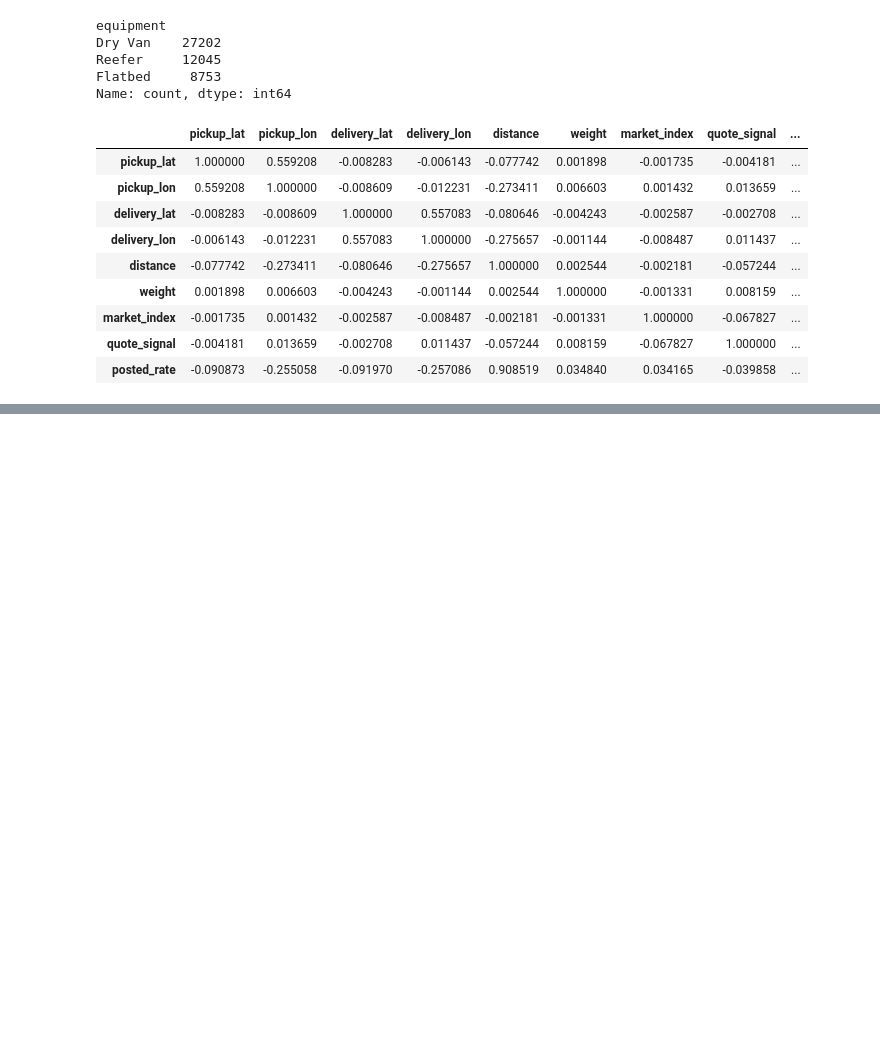
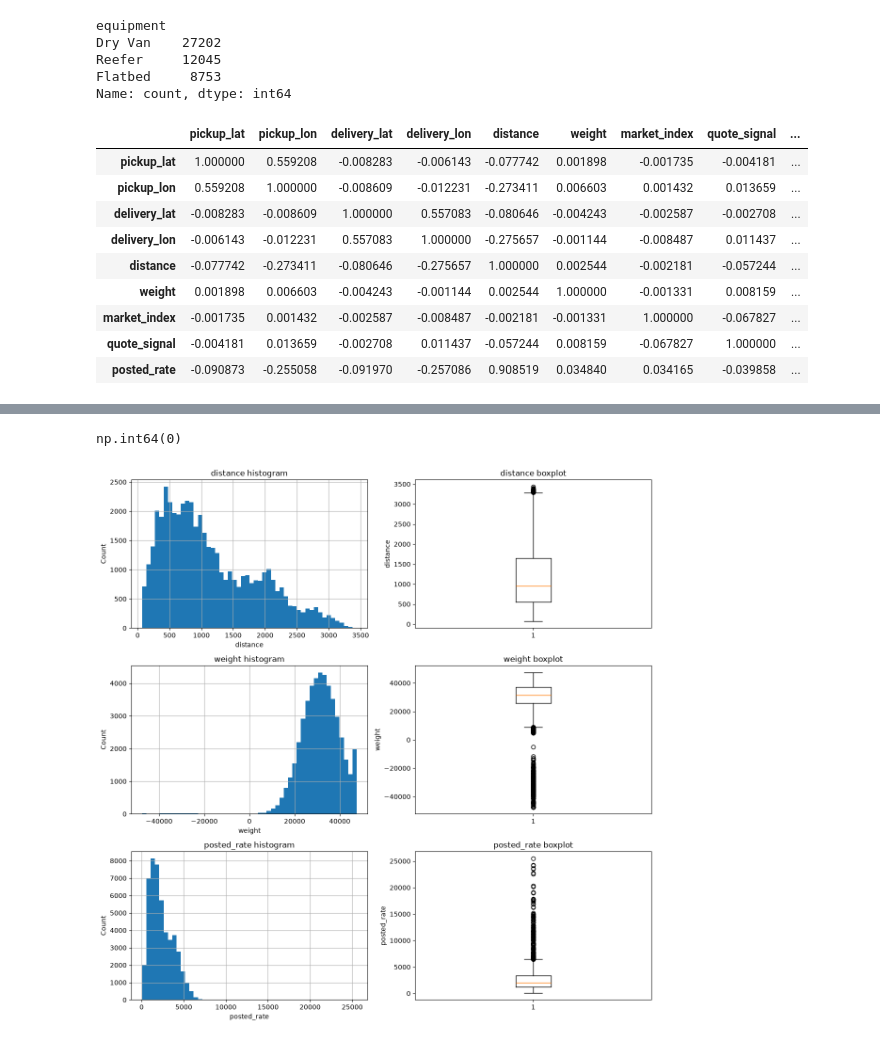
Before and after one commit to hamzansour43/spotter-freight-rate-assessment, a Jupyter notebook: Notebooks/eda.ipynb, the cells around one changed output, grey strips where cells are left out. Saved outputs shown, nothing was run; the diff lists cells and outputs as text; code cells hidden in the pictures; blank space fills up the shorter version.

```diff
--- a/Notebooks/eda.ipynb
+++ b/Notebooks/eda.ipynb
@@ -179,3 +179,6 @@ numeric_cols.corr()
 | market_index | -0.001735 | 0.001432 | -0.002587 | -0.008487 | -0.002181 | -0.001331 | 1.000000 | -0.067827 | ... |
 | quote_signal | -0.004181 | 0.013659 | -0.002708 | 0.011437 | -0.057244 | 0.008159 | -0.067827 | 1.000000 | ... |
 | posted_rate | -0.090873 | -0.255058 | -0.091970 | -0.257086 | 0.908519 | 0.034840 | 0.034165 | -0.039858 | ... |
+# %%
+df = train
+df.isnull().sum()
@@ -181,0 +201,22 @@ numeric_cols.corr()
+# %%
+df.duplicated().sum()
+# %% [output]
+np.int64(0)
+# %%
+outlier_cols = ["distance", "weight", "posted_rate"]
+fig, axes = plt.subplots(3, 2, figsize=(12, 12))
+
+for row, column in enumerate(outlier_cols):
+    df[column].hist(bins=50, ax=axes[row, 0])
+    axes[row, 0].set_title(f"{column} histogram")
+    axes[row, 0].set_xlabel(column)
+    axes[row, 0].set_ylabel("Count")
+
+    axes[row, 1].boxplot(df[column].dropna())
+    axes[row, 1].set_title(f"{column} boxplot")
+    axes[row, 1].set_ylabel(column)
+
+plt.tight_layout()
+plt.show()
+# %% [output]
+[figure, added]
```
Also changed, not shown: parts of 7 cells of this notebook, 1 other file.
